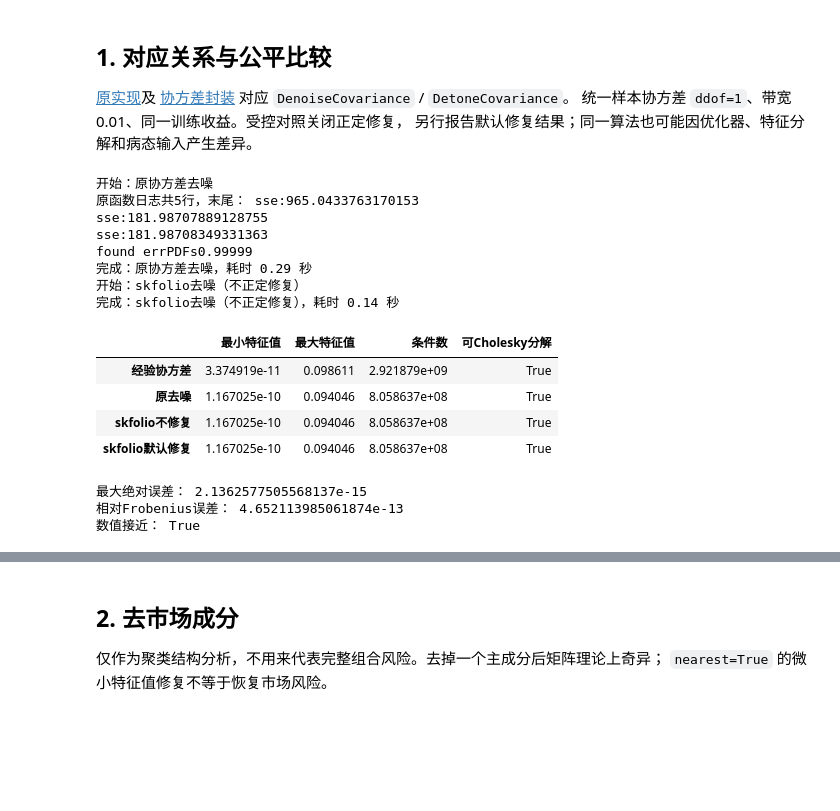
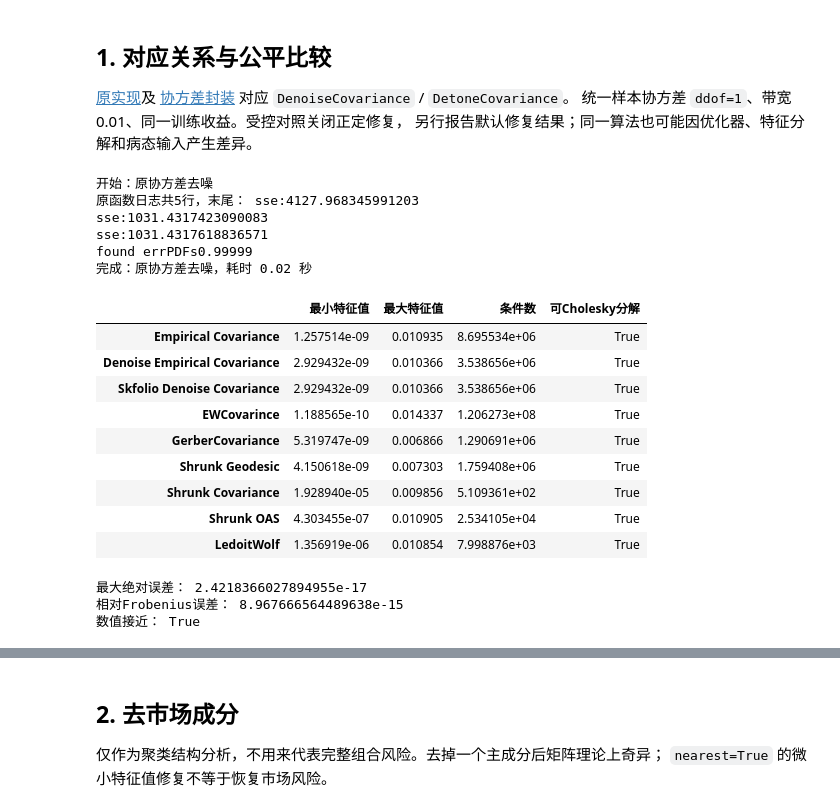
Before and after one commit to wang-jinghui/ML4AM, a Jupyter notebook: ch2_denoising_and_detoning.ipynb, the cells around one changed output, grey strips where cells are left out. Cells and saved outputs as stored; diff of their text form; code cells hidden in the pictures; blank space fills up the shorter version.

```diff
--- a/ch2_denoising_and_detoning.ipynb
+++ b/ch2_denoising_and_detoning.ipynb
@@ -22,7 +22,7 @@ RUN_EXPENSIVE = False
 setup_notebook(SEED)
 # %%
 
-data = load_data(window=1008, train_prices=1000)
+data = load_data(window=2016, train_prices=2000)
 X_train, X_test, assets = data.X_train, data.X_test, data.assets
 display(data.summary())
 # %% [output]
@@ -47,43 +47,65 @@ Name: 数据概览, dtype: object
 # %%
 from Machine_Learning_for_Asset_Managers import ch2_marcenko_pastur_pdf as original_mp
 from Machine_Learning_for_Asset_Managers import ch2_monte_carlo_experiment as original_mc
-from skfolio.moments import DenoiseCovariance, DetoneCovariance, EmpiricalCovariance
+from skfolio.moments import (DenoiseCovariance, DetoneCovariance, EmpiricalCovariance, ShrunkCovariance,
+ GeodesicShrinkageCovariance, EWCovariance, GerberCovariance, LedoitWolf, OAS, ImpliedCovariance)
 from skfolio.utils.stats import cov_to_corr
 
 # Empirical Covariance
 cov = X_train.cov().to_numpy()
 q = len(X_train) / len(assets)
 old_cov, old_seconds = timed('原协方差去噪', lambda: quiet(lambda: original_mc.deNoiseCov(cov, q, .01)))
-# Skfolio's DenoiseCovariance
-new_estimator, new_seconds = timed('skfolio去噪（不正定修复）', lambda: DenoiseCovariance(
-    covariance_estimator=EmpiricalCovariance(nearest=False), nearest=False).fit(X_train))
-new_cov = new_estimator.covariance_
-# DenoiseCovariance默认：两层都开启正定修复
-default_cov = DenoiseCovariance().fit(X_train).covariance_
+# Skfolio's Denoise EmpiricalCovariance
+empirical_cov = DenoiseCovariance(covariance_estimator=EmpiricalCovariance()).fit(X_train).covariance_
+# Skfolio's EWCovariance
+ew_cov = EWCovariance().fit(X_train).covariance_
+# Skfolio's GerberCovariance
+gerber_cov = GerberCovariance().fit(X_train).covariance_
+# Skfolio's GeodesicShrinkageCovariance
+geo_shrunk_cov = GeodesicShrinkageCovariance().fit(X_train).covariance_
+# Skfolio's ShrunkCovariance
+shrunk_cov = ShrunkCovariance().fit(X_train).covariance_
+# Skfolio's Oracle Approximating Shrinkage
+oas_cov = OAS().fit(X_train).covariance_
+# Skfolio's LedoitWolf Covariance
+ledo_cov = LedoitWolf().fit(X_train).covariance_
+
+
+
 comparison = pd.DataFrame({name: matrix_stats(value) for name, value in
-                          {'经验协方差': cov, '原去噪': old_cov, 'skfolio不修复': new_cov,
-                           'skfolio默认修复': default_cov}.items()}).T.infer_objects()
+                          {'Empirical Covariance': cov,
+                           'Denoise Empirical Covariance': old_cov,
+                           'Skfolio Denoise Covariance': empirical_cov,
+                           'EWCovarince': ew_cov,
+                           'GerberCovariance': gerber_cov,
+                           'Shrunk Geodesic': geo_shrunk_cov,
+                           'Shrunk Covariance': shrunk_cov,
+                           'Shrunk OAS': oas_cov,
+                           'LedoitWolf': ledo_cov}.items()}).T.infer_objects()
 display(comparison)
-print('最大绝对误差：', np.max(np.abs(old_cov-new_cov)))
-print('相对Frobenius误差：', np.linalg.norm(old_cov-new_cov)/np.linalg.norm(old_cov))
-print('数值接近：', np.allclose(old_cov, new_cov, rtol=1e-5, atol=1e-10))
-assert np.isfinite(old_cov).all() and np.isfinite(new_cov).all()
+print('最大绝对误差：', np.max(np.abs(old_cov-empirical_cov)))
+print('相对Frobenius误差：', np.linalg.norm(old_cov-empirical_cov)/np.linalg.norm(old_cov))
+print('数值接近：', np.allclose(old_cov, empirical_cov, rtol=1e-5, atol=1e-10))
+assert np.isfinite(old_cov).all() and np.isfinite(empirical_cov).all()
 if data.smoke:
-    np.testing.assert_allclose(old_cov, new_cov, rtol=1e-5, atol=1e-10)
+    np.testing.assert_allclose(old_cov, empirical_cov, rtol=1e-5, atol=1e-10)
 # %% [output]
 开始：原协方差去噪
-原函数日志共5行，末尾： sse:965.0433763170153
-sse:181.98707889128755
-sse:181.98708349331363
+原函数日志共5行，末尾： sse:4127.968345991203
+sse:1031.4317423090083
+sse:1031.4317618836571
 found errPDFs0.99999
-完成：原协方差去噪，耗时 0.29 秒
-开始：skfolio去噪（不正定修复）
-完成：skfolio去噪（不正定修复），耗时 0.14 秒
+完成：原协方差去噪，耗时 0.02 秒
 |  | 最小特征值 | 最大特征值 | 条件数 | 可Cholesky分解 |
-| 经验协方差 | 3.374919e-11 | 0.098611 | 2.921879e+09 | True |
-| 原去噪 | 1.167025e-10 | 0.094046 | 8.058637e+08 | True |
-| skfolio不修复 | 1.167025e-10 | 0.094046 | 8.058637e+08 | True |
-| skfolio默认修复 | 1.167025e-10 | 0.094046 | 8.058637e+08 | True |
+| Empirical Covariance | 1.257514e-09 | 0.010935 | 8.695534e+06 | True |
+| Denoise Empirical Covariance | 2.929432e-09 | 0.010366 | 3.538656e+06 | True |
+| Skfolio Denoise Covariance | 2.929432e-09 | 0.010366 | 3.538656e+06 | True |
+| EWCovarince | 1.188565e-10 | 0.014337 | 1.206273e+08 | True |
+| GerberCovariance | 5.319747e-09 | 0.006866 | 1.290691e+06 | True |
+| Shrunk Geodesic | 4.150618e-09 | 0.007303 | 1.759408e+06 | True |
+| Shrunk Covariance | 1.928940e-05 | 0.009856 | 5.109361e+02 | True |
+| Shrunk OAS | 4.303455e-07 | 0.010905 | 2.534105e+04 | True |
+| LedoitWolf | 1.356919e-06 | 0.010854 | 7.998876e+03 | True |
-最大绝对误差： 2.1362577505568137e-15
-相对Frobenius误差： 4.652113985061874e-13
+最大绝对误差： 2.4218366027894955e-17
+相对Frobenius误差： 8.967666564489638e-15
 数值接近： True
```
Also changed, not shown: parts of 4 cells of this notebook.
